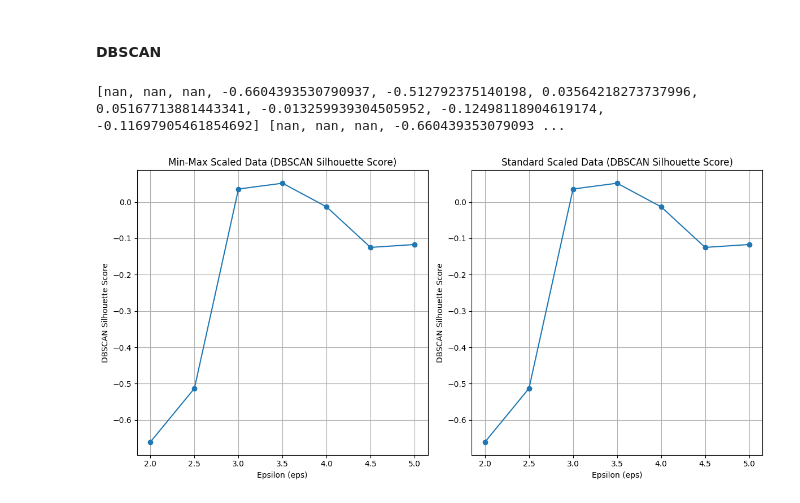
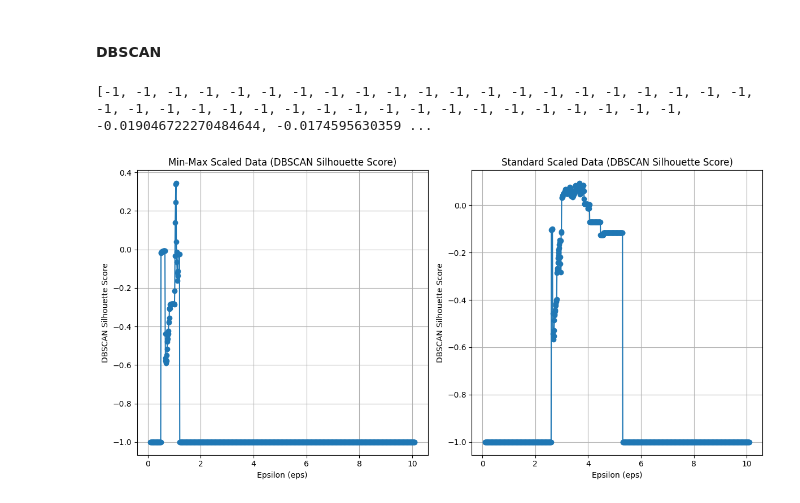
Before and after one commit to ZhaoPeiduo/CS5228-Project-07, a Jupyter notebook: unsupervised_learning.ipynb, the cells around one changed output. Saved outputs shown, nothing was run; the diff lists cells and outputs as text; code cells hidden in the pictures.

```diff
--- a/unsupervised_learning.ipynb
+++ b/unsupervised_learning.ipynb
@@ -90,6 +106,7 @@ plot_results(min_max_silhouette, standard_silhouette, metric_name='KMeans Silhou
 # %%
 def dbscan_silhouette_scores(data, start, step, num_steps=10, **params):
     silhouette_scores = []
+    # print(np.arange(start, start + num_steps * step, step))
     for eps in np.arange(start, start + num_steps * step, step):
         params['eps'] = eps
         model = DBSCAN(**params)
@@ -99,13 +116,21 @@ def dbscan_silhouette_scores(data, start, step, num_steps=10, **params):
         if len(set(model.labels_)) > 1:
             silhouette_scores.append(silhouette_score(data, model.labels_))
         else:
-            silhouette_scores.append(np.nan)  # Avoid errors for single clusters
+            silhouette_scores.append(-1)  # Avoid errors for single clusters
     return silhouette_scores
-# %%
-min_max_silhouette_dbscan = dbscan_silhouette_scores(min_max_train_df, start=0.5, step=0.5, min_samples=10)
-standard_silhouette_dbscan = dbscan_silhouette_scores(standard_train_df, start=0.5, step=0.5, min_samples=10)
-print(min_max_silhouette_dbscan, standard_silhouette_dbscan)
-plot_results(min_max_silhouette_dbscan, standard_silhouette_dbscan, metric_name='DBSCAN Silhouette Score', start=0.5, step=0.5)
-# %% [output]
-[nan, nan, nan, -0.6604393530790937, -0.512792375140198, 0.03564218273737996, 0.05167713881443341, -0.013259939304505952, -0.12498118904619174, -0.11697905461854692] [nan, nan, nan, -0.660439353079093 ...
-[figure, removed]
+# %%
+scaling_params = {
+    'Min-Max': {'start': 0.1, 'step': 0.01},
+    'Standard': {'start': 0.1, 'step': 0.01}
+}
+
+num_steps = 1000
+
+scaling_params['Min-Max']['results'] = dbscan_silhouette_scores(min_max_train_df, start=scaling_params['Min-Max']['start'], step=scaling_params['Min-Max']['step'], num_steps=num_steps, min_samples=50)
+scaling_params['Standard']['results'] = dbscan_silhouette_scores(standard_train_df, start=scaling_params['Standard']['start'], step=scaling_params['Standard']['step'], num_steps=num_steps, min_samples=50)
+
+print(scaling_params['Min-Max']['results'], scaling_params['Standard']['results'])
+plot_results(scaling_params, metric_name='DBSCAN Silhouette Score', num_steps=num_steps)
+# %% [output]
+[-1, -1, -1, -1, -1, -1, -1, -1, -1, -1, -1, -1, -1, -1, -1, -1, -1, -1, -1, -1, -1, -1, -1, -1, -1, -1, -1, -1, -1, -1, -1, -1, -1, -1, -1, -1, -1, -1, -1, -1, -0.019046722270484644, -0.0174595630359 ...
+[figure, added]
```
Also changed, not shown: parts of 10 cells of this notebook, 4 other files.
